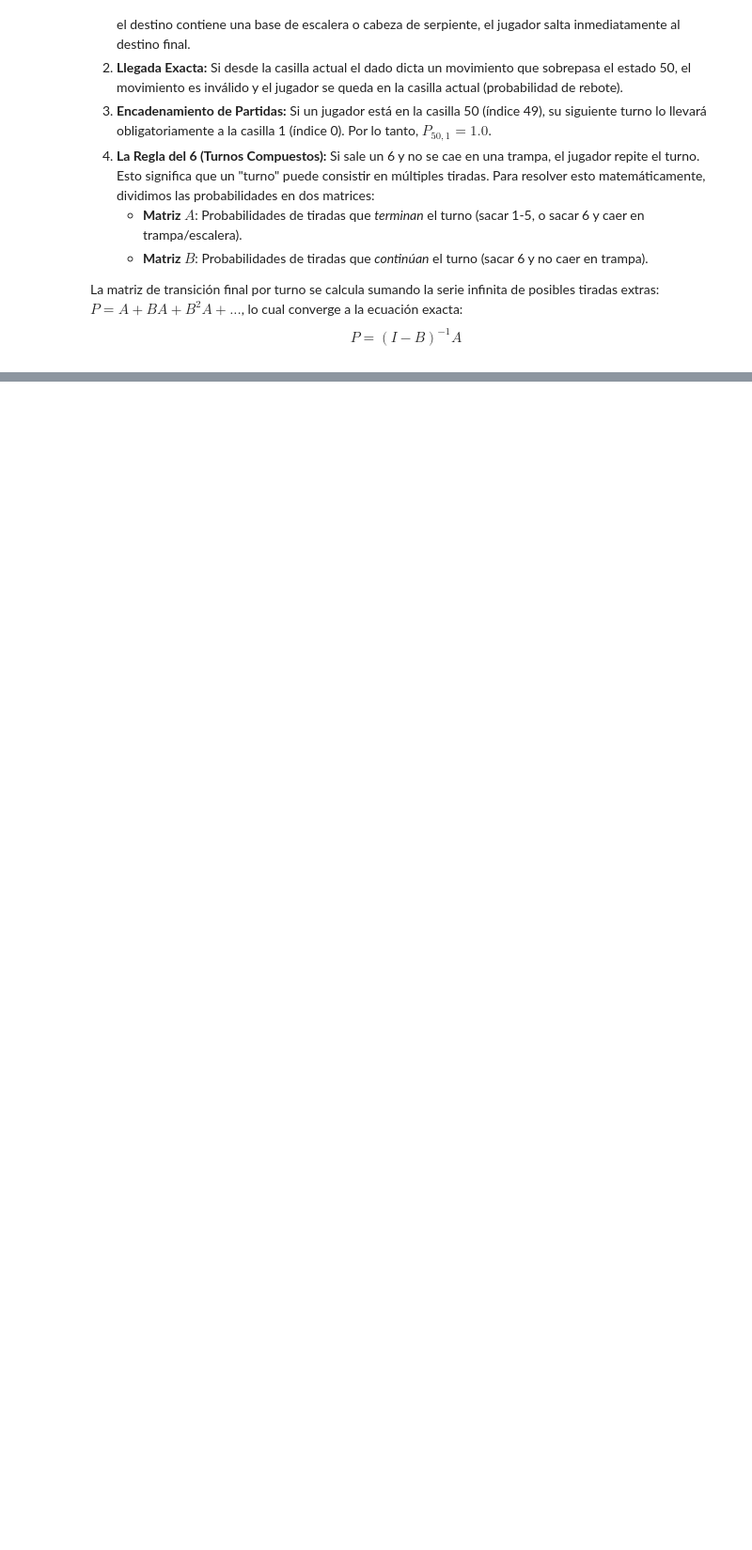
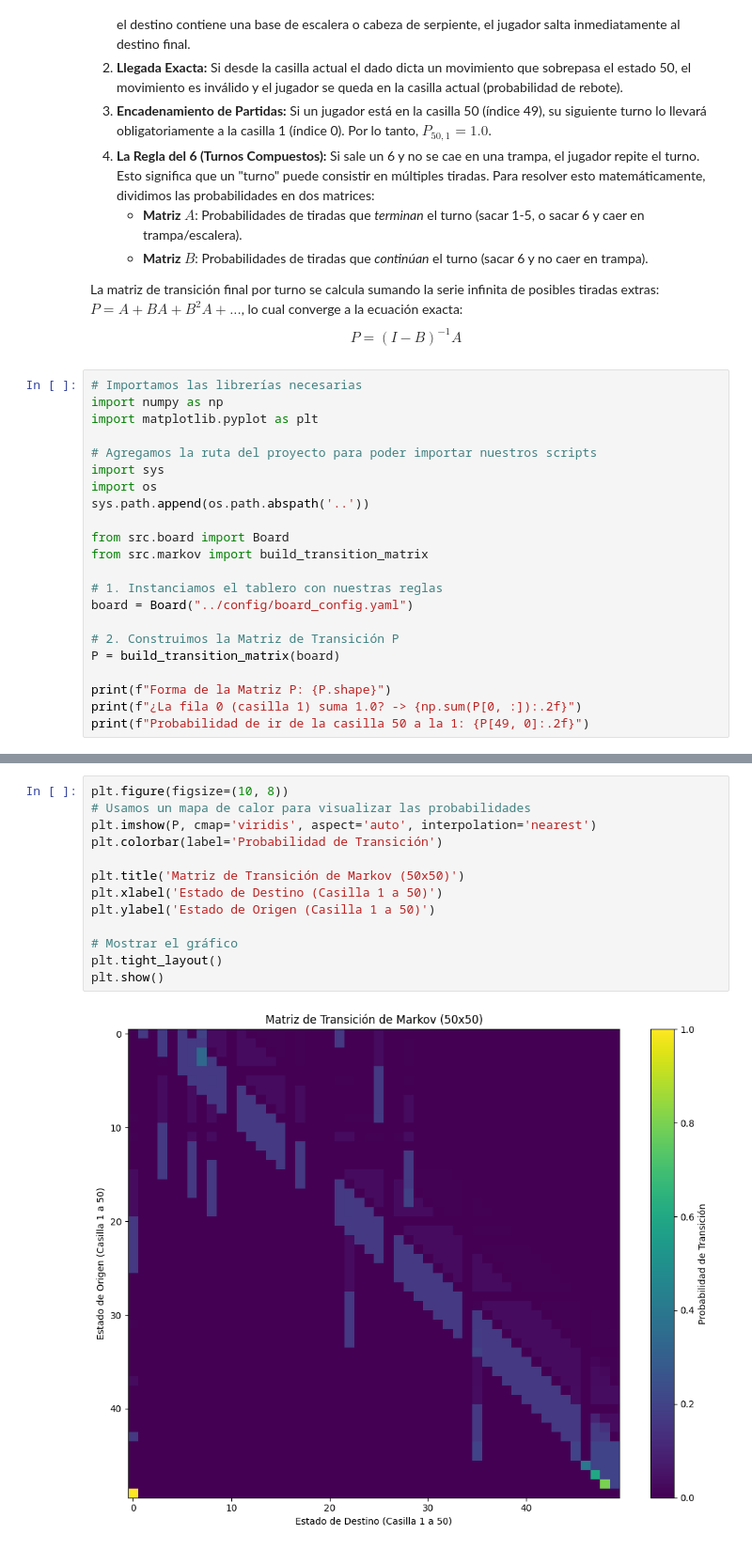
Before and after one commit to RicketyMajor/snakes-ladders-markov, a Jupyter notebook: notebooks/01_matrix_construction.ipynb, the cells around one changed output, grey strips where cells are left out. Shown at 94% size. Drawn from its saved outputs; the diff is of its cells as text; blank space fills up the shorter version.

```diff
--- a/notebooks/01_matrix_construction.ipynb
+++ b/notebooks/01_matrix_construction.ipynb
@@ -19,3 +19,25 @@ Para construir la matriz de transición $P$ de 50x50, donde cada elemento $P_{i,
 
 La matriz de transición final por turno se calcula sumando la serie infinita de posibles tiradas extras: $P = A + BA + B^2A + ...$, lo cual converge a la ecuación exacta:
 $$P = (I - B)^{-1} A$$
+# %%
+# Importamos las librerías necesarias
+import numpy as np
+import matplotlib.pyplot as plt
+
+# Agregamos la ruta del proyecto para poder importar nuestros scripts
+import sys
+import os
+sys.path.append(os.path.abspath('..'))
+
+from src.board import Board
+from src.markov import build_transition_matrix
+
+# 1. Instanciamos el tablero con nuestras reglas
+board = Board("../config/board_config.yaml")
+
+# 2. Construimos la Matriz de Transición P
+P = build_transition_matrix(board)
+
+print(f"Forma de la Matriz P: {P.shape}")
+print(f"¿La fila 0 (casilla 1) suma 1.0? -> {np.sum(P[0, :]):.2f}")
+print(f"Probabilidad de ir de la casilla 50 a la 1: {P[49, 0]:.2f}")
@@ -21,0 +55,15 @@ $$P = (I - B)^{-1} A$$
+# %%
+plt.figure(figsize=(10, 8))
+# Usamos un mapa de calor para visualizar las probabilidades
+plt.imshow(P, cmap='viridis', aspect='auto', interpolation='nearest')
+plt.colorbar(label='Probabilidad de Transición')
+
+plt.title('Matriz de Transición de Markov (50x50)')
+plt.xlabel('Estado de Destino (Casilla 1 a 50)')
+plt.ylabel('Estado de Origen (Casilla 1 a 50)')
+
+# Mostrar el gráfico
+plt.tight_layout()
+plt.show()
+# %% [output]
+[figure, added]
```
Also changed, not shown: parts of 3 cells of this notebook.
